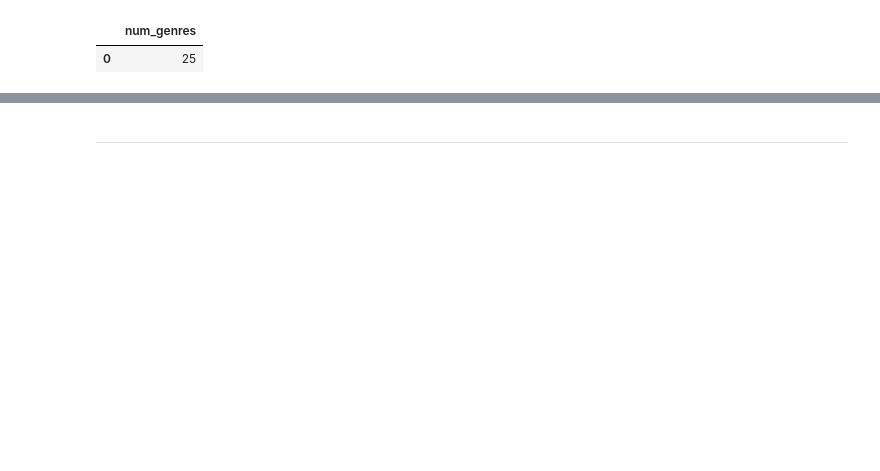
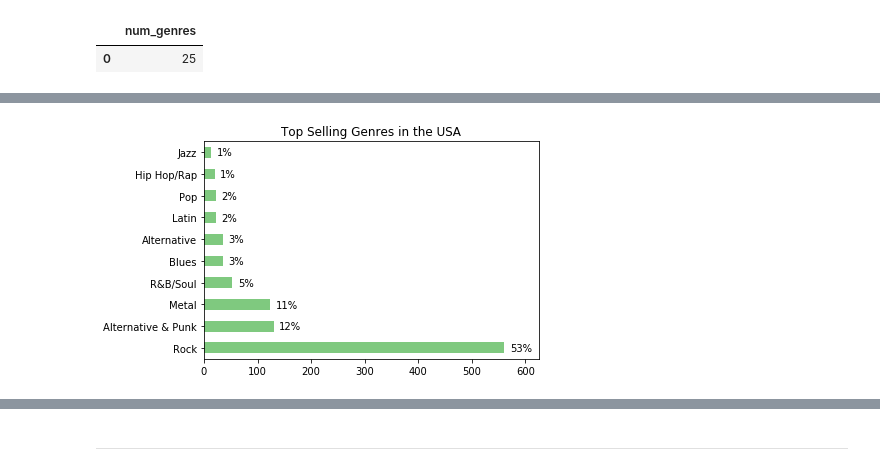
Before and after one commit to johannesgiorgis/dataquest, a Jupyter notebook: data_science_path/project12_answering_business_questions_using_sql/project12_answering_business_questions_using_sql.ipynb, the cells around one changed output, grey strips where cells are left out. Saved outputs shown, nothing was run; the diff lists cells and outputs as text; code cells hidden in the pictures; blank space fills up the shorter version.

```diff
--- a/data_science_path/project12_answering_business_questions_using_sql/project12_answering_business_questions_using_sql.ipynb
+++ b/data_science_path/project12_answering_business_questions_using_sql/project12_answering_business_questions_using_sql.ipynb
@@ -280,0 +209,24 @@ r.head(10)
+# %%
+# Horizontal Bar Plot
+
+genre_sales_usa = run_query(albums_to_purchase)
+genre_sales_usa.set_index("genre", drop=True, inplace=True)
+
+genre_sales_usa['tracks_sold'].plot.barh(
+    title='Top Selling Genres in the USA',
+    xlim=(0, 625),
+    colormap=plt.cm.Accent
+)
+
+plt.ylabel('')
+
+for i, label in enumerate(list(genre_sales_usa.index)):
+    score = genre_sales_usa.loc[label, "tracks_sold"]
+    label = (genre_sales_usa.loc[label, "percentage_sold"] * 100
+            ).astype(int).astype(str) + '%'
+
+    plt.annotate(label, (score + 10, i - 0.15))
+
+plt.show()
+# %% [output]
+[figure, added]
```
Also changed, not shown: parts of 31 cells of this notebook.
